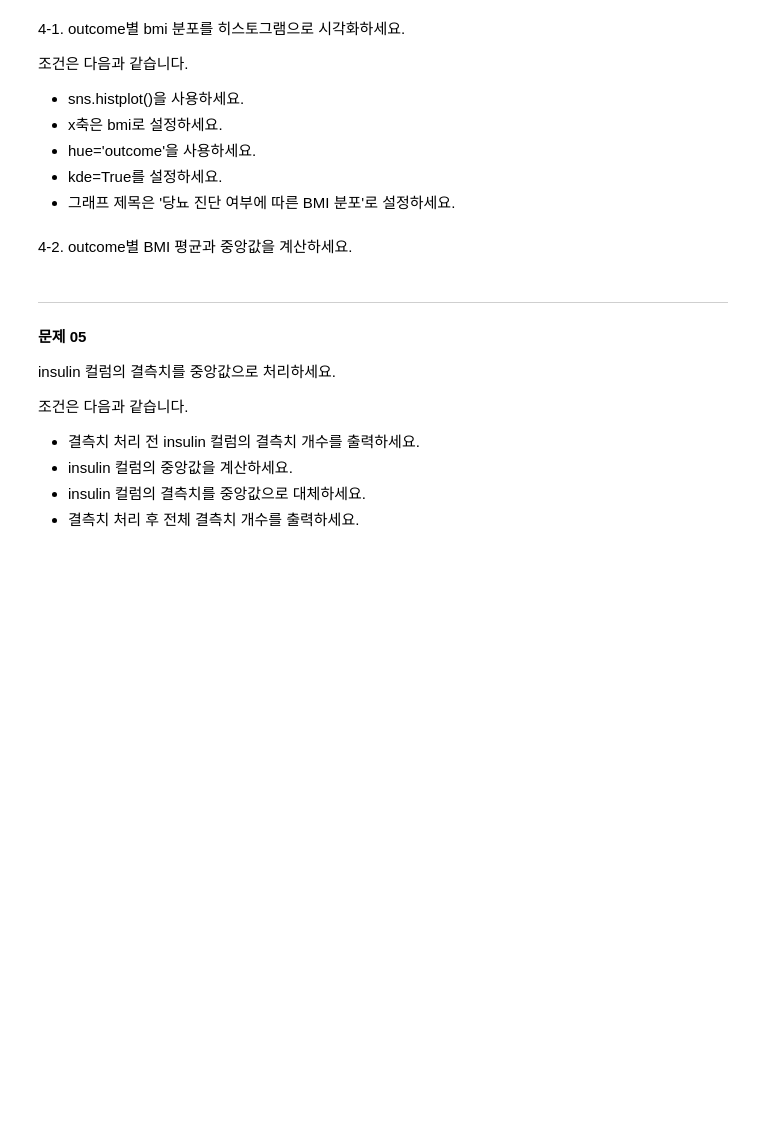
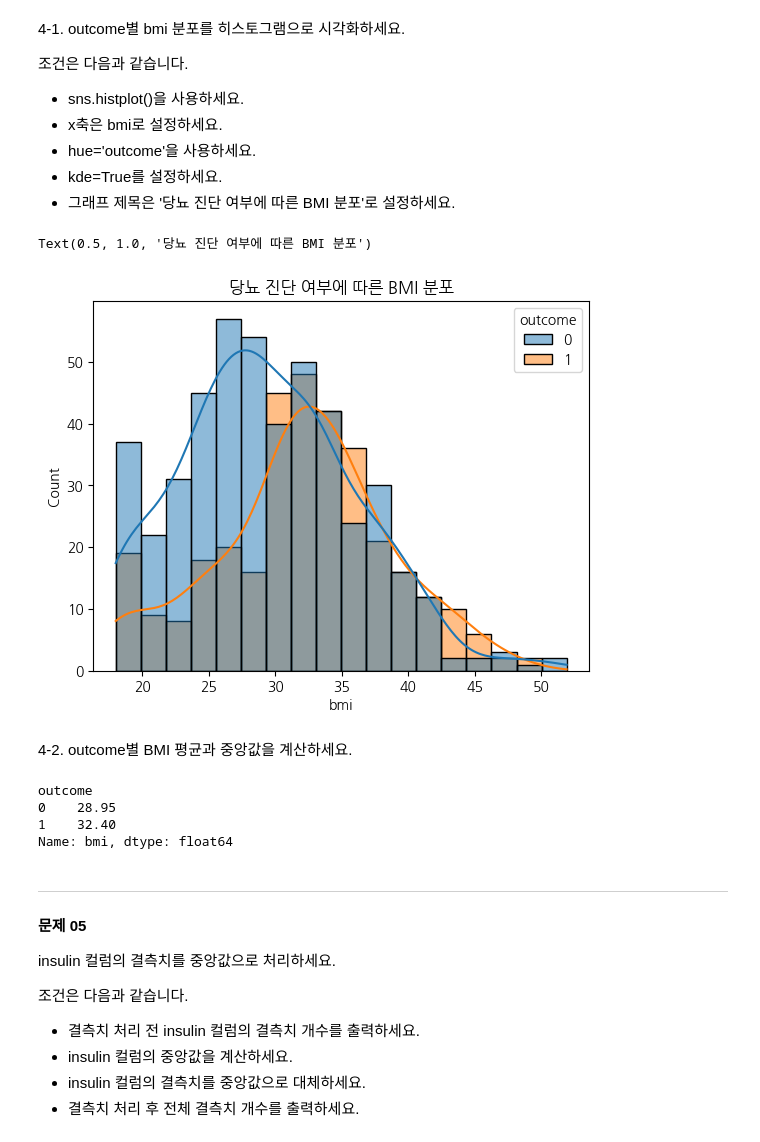
Before and after one commit to TaeGaori/fastapi_2026, a Jupyter notebook: P-AICE_Associate_모의고사_-_당뇨병_진단_예측/AICE_모의고사16회_문제지.ipynb, the cells around one changed output. Drawn from its saved outputs; the diff is of its cells as text; code cells hidden in the pictures; blank space fills up the shorter version.

```diff
--- a/P-AICE_Associate_모의고사_-_당뇨병_진단_예측/AICE_모의고사16회_문제지.ipynb
+++ b/P-AICE_Associate_모의고사_-_당뇨병_진단_예측/AICE_모의고사16회_문제지.ipynb
@@ -153,8 +166,21 @@ print(glucose_median)
+# %%
+# 답안
+sns.histplot(data=diabetes_df, x='bmi', hue='outcome', kde= True)
+plt.title('당뇨 진단 여부에 따른 BMI 분포')
+# %% [output]
+Text(0.5, 1.0, '당뇨 진단 여부에 따른 BMI 분포')
+[figure, added]
 # %% [markdown]
 4-2. outcome별 BMI 평균과 중앙값을 계산하세요.
 # %%
 # 여기에 답안을 작성하세요.
+bmi_stat = diabetes_df.groupby('outcome')['bmi'].median()
 print(bmi_stat)
+# %% [output]
+outcome
+0    28.95
+1    32.40
+Name: bmi, dtype: float64
 # %% [markdown]
 ---
 #### 문제 05
```
Also changed, not shown: parts of 19 cells of this notebook.
